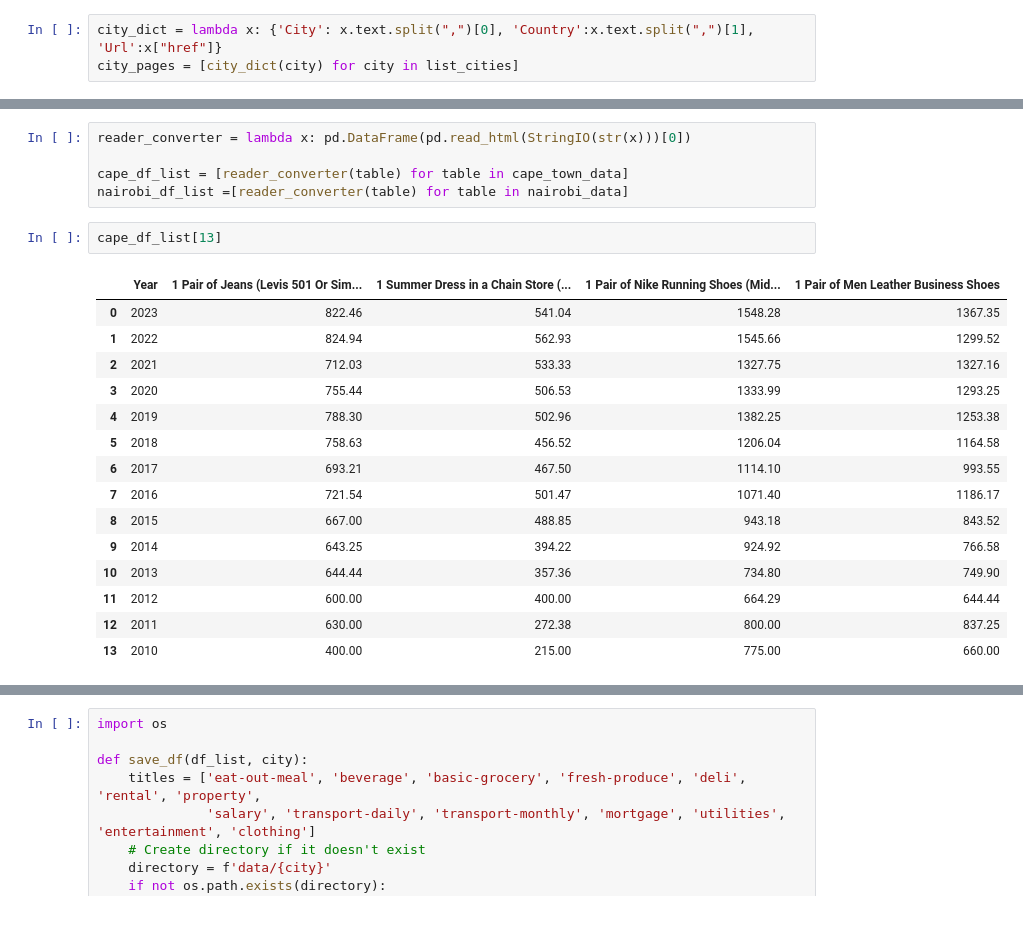
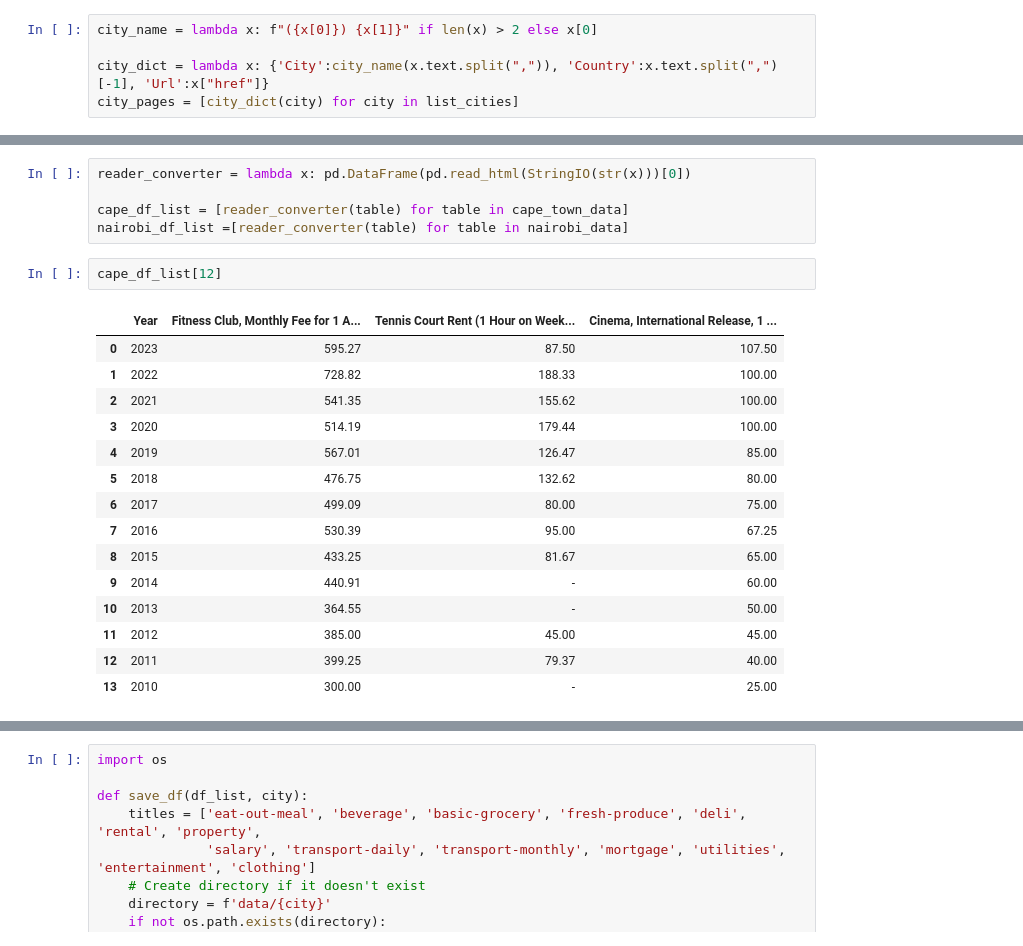
Before and after one commit to xuzmocode4-325/international-city-cost-analysis-data, a Jupyter notebook: cost-of-living-city-data-scraper.ipynb, the cells around one changed output, grey strips where cells are left out. Drawn from its saved outputs; the diff is of its cells as text.

```diff
--- a/cost-of-living-city-data-scraper.ipynb
+++ b/cost-of-living-city-data-scraper.ipynb
@@ -20,7 +38,9 @@ len(list_cities)
 # %% [output]
 964
 # %%
-city_dict = lambda x: {'City': x.text.split(",")[0], 'Country':x.text.split(",")[1], 'Url':x["href"]}
+city_name = lambda x: f"({x[0]}) {x[1]}" if len(x) > 2 else x[0]
+
+city_dict = lambda x: {'City':city_name(x.text.split(",")), 'Country':x.text.split(",")[-1], 'Url':x["href"]}
 city_pages = [city_dict(city) for city in list_cities]
 # %%
 city_pages[0]
@@ -129,21 +210,21 @@ reader_converter = lambda x: pd.DataFrame(pd.read_html(StringIO(str(x)))[0])
 cape_df_list = [reader_converter(table) for table in cape_town_data]
 nairobi_df_list =[reader_converter(table) for table in nairobi_data]
 # %%
-cape_df_list[13]
+cape_df_list[12]
 # %% [output]
-|  | Year | 1 Pair of Jeans (Levis 501 Or Sim... | 1 Summer Dress in a Chain Store (... | 1 Pair of Nike Running Shoes (Mid... | 1 Pair of Men Leather Business Shoes |
-| 0 | 2023 | 822.46 | 541.04 | 1548.28 | 1367.35 |
-| 1 | 2022 | 824.94 | 562.93 | 1545.66 | 1299.52 |
-| 2 | 2021 | 712.03 | 533.33 | 1327.75 | 1327.16 |
-| 3 | 2020 | 755.44 | 506.53 | 1333.99 | 1293.25 |
-| 4 | 2019 | 788.30 | 502.96 | 1382.25 | 1253.38 |
-| 5 | 2018 | 758.63 | 456.52 | 1206.04 | 1164.58 |
-| 6 | 2017 | 693.21 | 467.50 | 1114.10 | 993.55 |
-| 7 | 2016 | 721.54 | 501.47 | 1071.40 | 1186.17 |
-| 8 | 2015 | 667.00 | 488.85 | 943.18 | 843.52 |
-| 9 | 2014 | 643.25 | 394.22 | 924.92 | 766.58 |
-| 10 | 2013 | 644.44 | 357.36 | 734.80 | 749.90 |
-| 11 | 2012 | 600.00 | 400.00 | 664.29 | 644.44 |
-| 12 | 2011 | 630.00 | 272.38 | 800.00 | 837.25 |
-| 13 | 2010 | 400.00 | 215.00 | 775.00 | 660.00 |
+|  | Year | Fitness Club, Monthly Fee for 1 A... | Tennis Court Rent (1 Hour on Week... | Cinema, International Release, 1 ... |
+| 0 | 2023 | 595.27 | 87.50 | 107.50 |
+| 1 | 2022 | 728.82 | 188.33 | 100.00 |
+| 2 | 2021 | 541.35 | 155.62 | 100.00 |
+| 3 | 2020 | 514.19 | 179.44 | 100.00 |
+| 4 | 2019 | 567.01 | 126.47 | 85.00 |
+| 5 | 2018 | 476.75 | 132.62 | 80.00 |
+| 6 | 2017 | 499.09 | 80.00 | 75.00 |
+| 7 | 2016 | 530.39 | 95.00 | 67.25 |
+| 8 | 2015 | 433.25 | 81.67 | 65.00 |
+| 9 | 2014 | 440.91 | - | 60.00 |
+| 10 | 2013 | 364.55 | - | 50.00 |
+| 11 | 2012 | 385.00 | 45.00 | 45.00 |
+| 12 | 2011 | 399.25 | 79.37 | 40.00 |
+| 13 | 2010 | 300.00 | - | 25.00 |
 # %%
```
Also changed, not shown: parts of 23 cells of this notebook.
